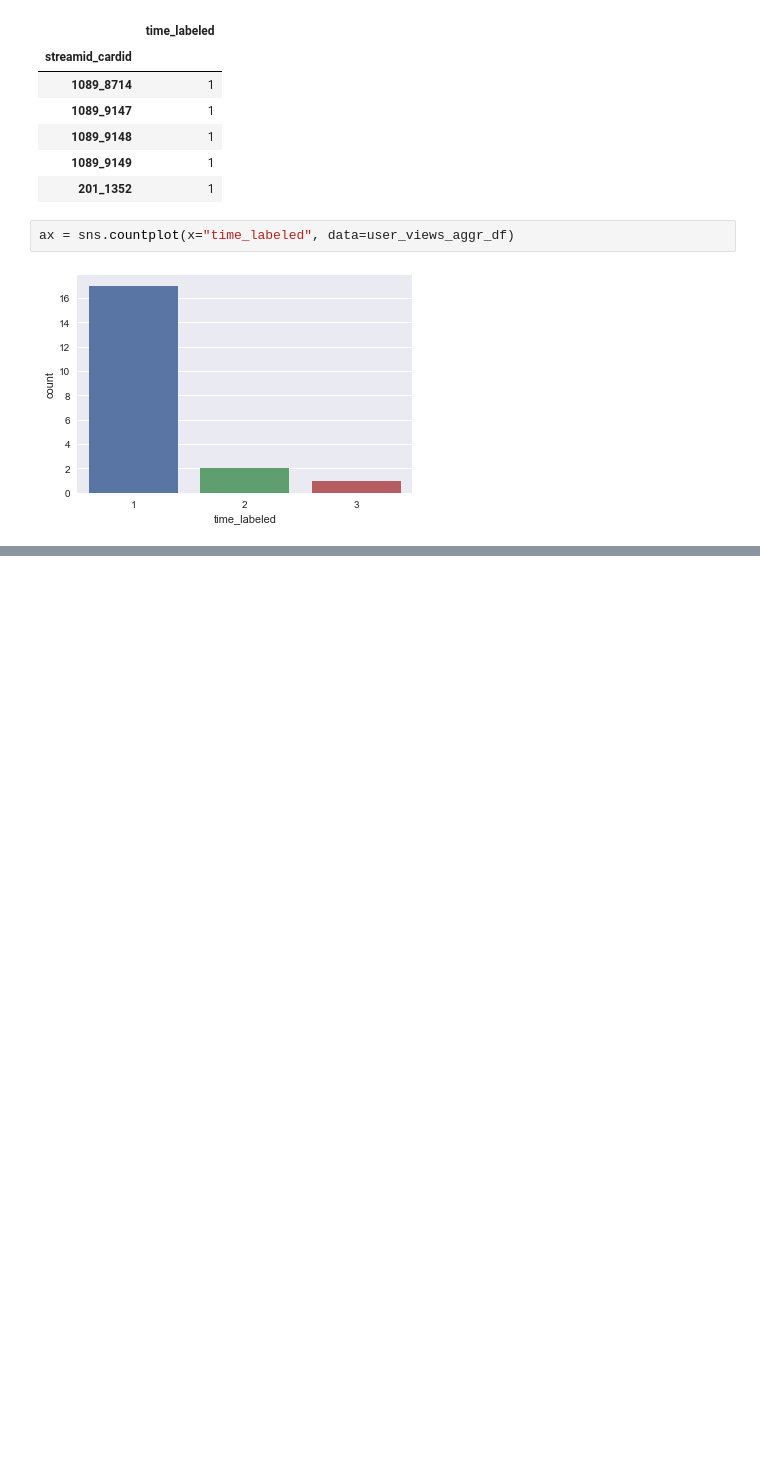
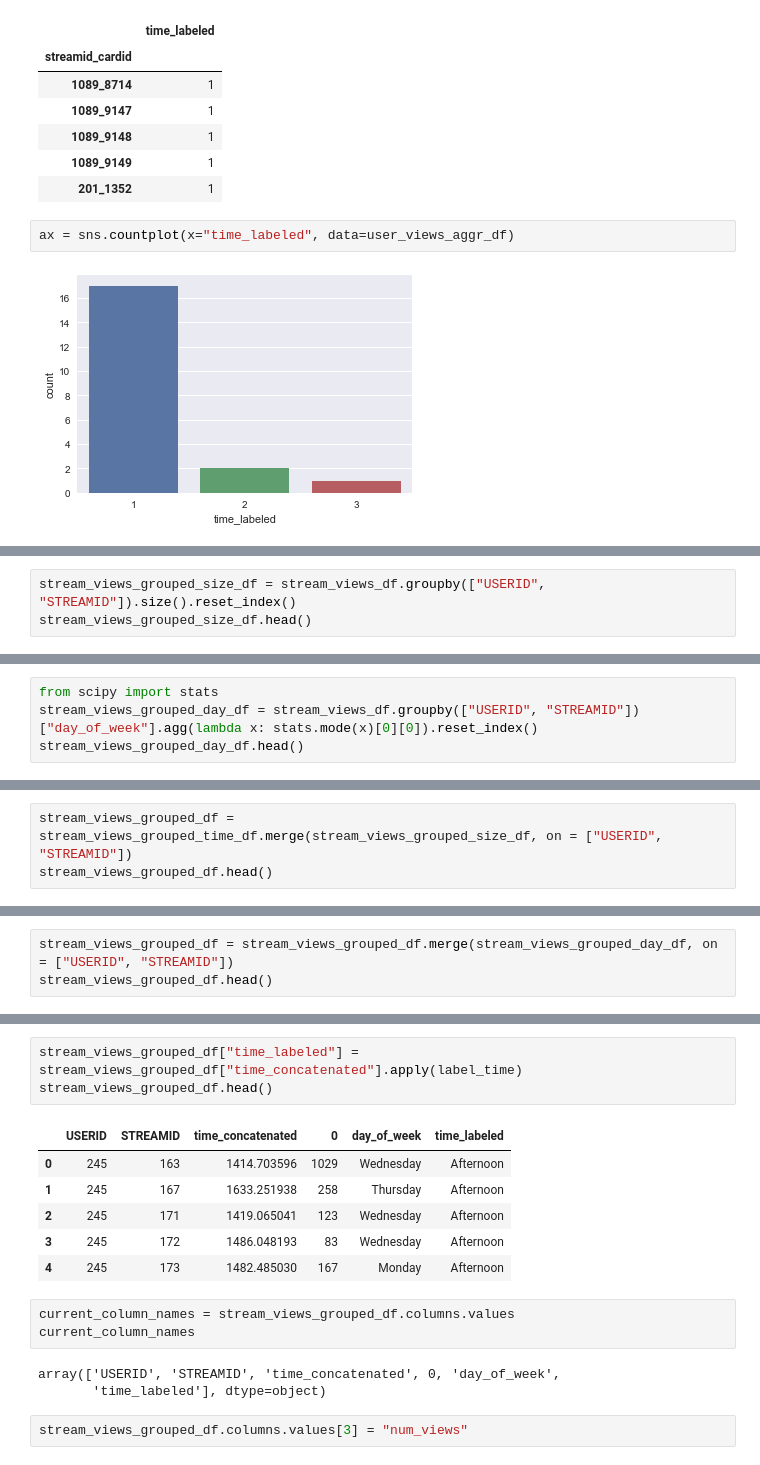
Before and after one commit to ace-racer/ContextualRecommender, a Jupyter notebook: hybird_recommender/exploration/Process raw stream views.ipynb, the cells around one changed output, grey strips where cells are left out. Drawn from its saved outputs; the diff is of its cells as text; blank space fills up the shorter version.

```diff
--- a/hybird_recommender/exploration/Process raw stream views.ipynb
+++ b/hybird_recommender/exploration/Process raw stream views.ipynb
@@ -182,0 +209,3 @@ ax = sns.countplot(x="time_labeled", data=user_views_aggr_df)
+# %%
+stream_views_grouped_size_df = stream_views_df.groupby(["USERID", "STREAMID"]).size().reset_index()
+stream_views_grouped_size_df.head()
@@ -182,0 +219,4 @@ ax = sns.countplot(x="time_labeled", data=user_views_aggr_df)
+# %%
+from scipy import stats
+stream_views_grouped_day_df = stream_views_df.groupby(["USERID", "STREAMID"])["day_of_week"].agg(lambda x: stats.mode(x)[0][0]).reset_index()
+stream_views_grouped_day_df.head()
@@ -182,0 +230,3 @@ ax = sns.countplot(x="time_labeled", data=user_views_aggr_df)
+# %%
+stream_views_grouped_df = stream_views_grouped_time_df.merge(stream_views_grouped_size_df, on = ["USERID", "STREAMID"])
+stream_views_grouped_df.head()
@@ -182,0 +240,3 @@ ax = sns.countplot(x="time_labeled", data=user_views_aggr_df)
+# %%
+stream_views_grouped_df = stream_views_grouped_df.merge(stream_views_grouped_day_df, on = ["USERID", "STREAMID"])
+stream_views_grouped_df.head()
@@ -182,0 +250,18 @@ ax = sns.countplot(x="time_labeled", data=user_views_aggr_df)
+# %%
+stream_views_grouped_df["time_labeled"] = stream_views_grouped_df["time_concatenated"].apply(label_time)
+stream_views_grouped_df.head()
+# %% [output]
+|  | USERID | STREAMID | time_concatenated | 0 | day_of_week | time_labeled |
+| 0 | 245 | 163 | 1414.703596 | 1029 | Wednesday | Afternoon |
+| 1 | 245 | 167 | 1633.251938 | 258 | Thursday | Afternoon |
+| 2 | 245 | 171 | 1419.065041 | 123 | Wednesday | Afternoon |
+| 3 | 245 | 172 | 1486.048193 | 83 | Wednesday | Afternoon |
+| 4 | 245 | 173 | 1482.485030 | 167 | Monday | Afternoon |
+# %%
+current_column_names = stream_views_grouped_df.columns.values
+current_column_names
+# %% [output]
+array(['USERID', 'STREAMID', 'time_concatenated', 0, 'day_of_week',
+       'time_labeled'], dtype=object)
+# %%
+stream_views_grouped_df.columns.values[3] = "num_views"
```
Also changed, not shown: parts of 9 cells of this notebook.
